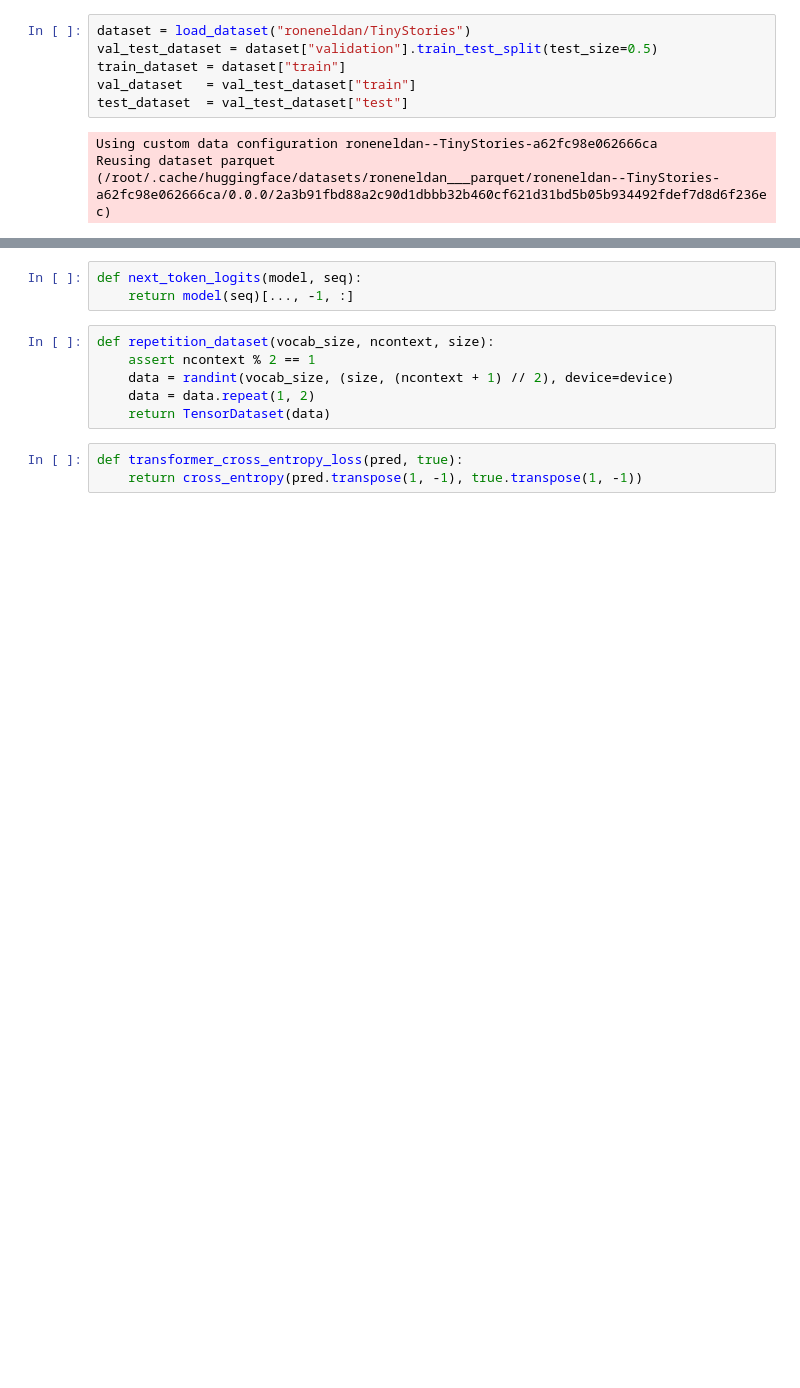
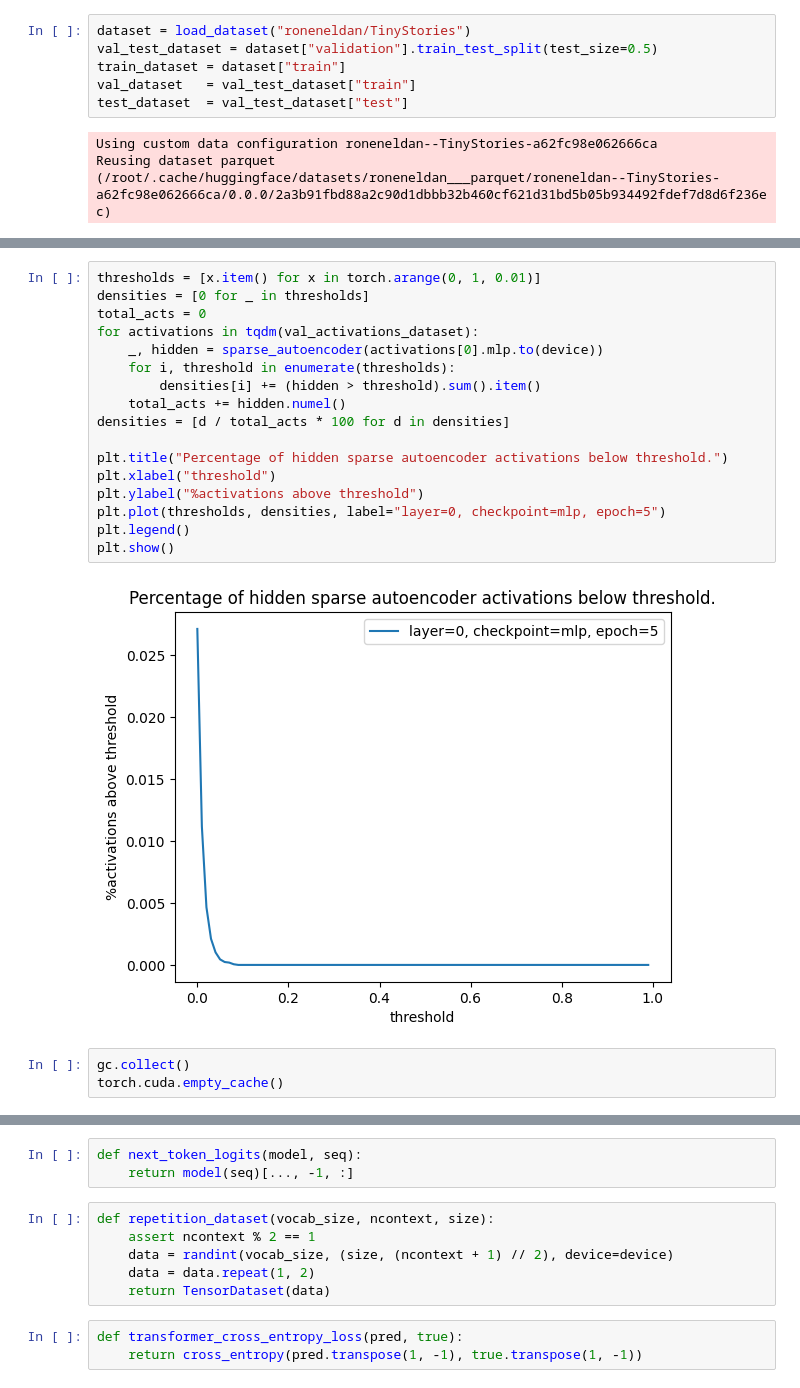
Before and after one commit to astOwOlfo/SparseAutoEncodersReplication, a Jupyter notebook: sparse_autoencoder.ipynb, the cells around one changed output, grey strips where cells are left out. Saved outputs shown, nothing was run; the diff lists cells and outputs as text; blank space fills up the shorter version.

```diff
--- a/sparse_autoencoder.ipynb
+++ b/sparse_autoencoder.ipynb
@@ -488,0 +611,22 @@ Loading tokens dataset from file '/storage/test_tokens_dataset.pickle'.
+# %%
+thresholds = [x.item() for x in torch.arange(0, 1, 0.01)]
+densities = [0 for _ in thresholds]
+total_acts = 0
+for activations in tqdm(val_activations_dataset):
+    _, hidden = sparse_autoencoder(activations[0].mlp.to(device))
+    for i, threshold in enumerate(thresholds):
+        densities[i] += (hidden > threshold).sum().item()
+    total_acts += hidden.numel()
+densities = [d / total_acts * 100 for d in densities]
+
+plt.title("Percentage of hidden sparse autoencoder activations below threshold.")
+plt.xlabel("threshold")
+plt.ylabel("%activations above threshold")
+plt.plot(thresholds, densities, label="layer=0, checkpoint=mlp, epoch=5")
+plt.legend()
+plt.show()
+# %% [output]
+[figure, added]
+# %%
+gc.collect()
+torch.cuda.empty_cache()
```
Also changed, not shown: parts of 13 cells of this notebook.
